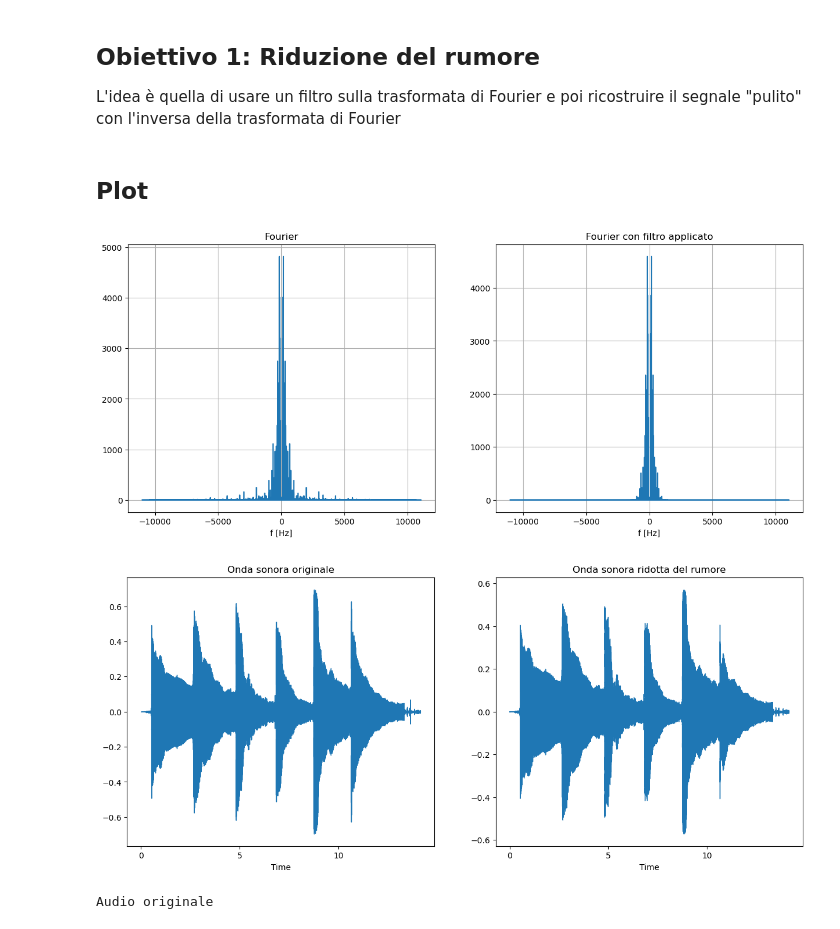
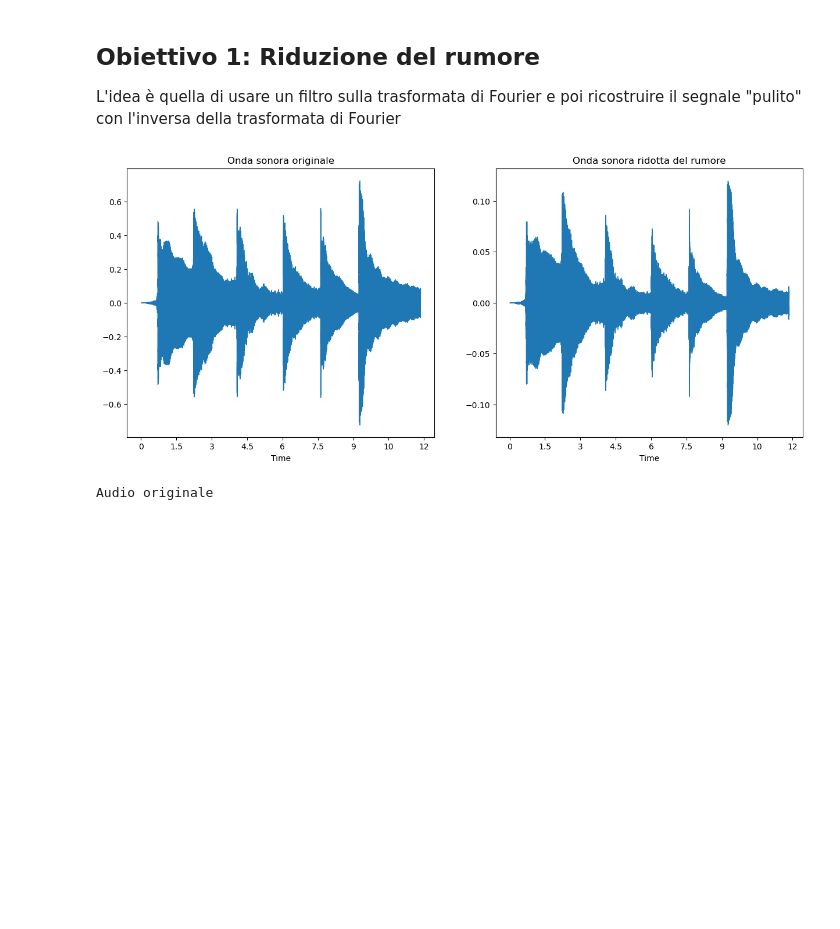
Before and after one commit to GekkeijuITA/FESI, a Jupyter notebook: Laboratorio/Progetto FESI.ipynb, the cells around one changed output. Saved outputs shown, nothing was run; the diff lists cells and outputs as text; code cells hidden in the pictures; blank space fills up the shorter version.

```diff
--- a/Laboratorio/Progetto FESI.ipynb
+++ b/Laboratorio/Progetto FESI.ipynb
@@ -11,5 +12,5 @@ import matplotlib.pyplot as plt
 # %%
-input_audio = "EABGDE.wav"
+input_audio = "EABGED.wav"
 audio, sample_rate = lb.load("Audio/" + input_audio)
 ip.display.Audio(audio, rate=sample_rate)
 # %% [output]
@@ -35,38 +21,22 @@ filtered_audio = np.fft.ifft(Filtered_Fourier)
-# %% [markdown]
-## Plot
+# %%
+ShortFourier = lb.stft(audio)
+frequency = np.fft.fftfreq(audio.size, d=1/sample_rate)
+Filtered_Fourier = gaussian_filter(ShortFourier, sigma=0.7)
+filtered_audio = lb.istft(Filtered_Fourier)
 # %%
-plt.figure(figsize=(15, 6))
-
-plt.subplot(1, 2, 1)
-plt.plot(np.fft.ifftshift(frequency),np.abs(np.fft.ifftshift(Fourier)))
-#plt.plot(freq_sound, np.abs(fourier))
-plt.xlabel('f [Hz]')
-plt.title('Fourier')
-plt.grid()
-
-plt.subplot(1, 2, 2)
-plt.plot(np.fft.ifftshift(frequency),np.abs(np.fft.ifftshift(Filtered_Fourier)))
-#plt.plot(freq_sound, np.abs(filtered_fourier))
-plt.xlabel('f [Hz]')
-plt.title('Fourier con filtro applicato')
-plt.grid()
-
-plt.show()
-
 plt.figure(figsize=(15, 6))
 
 plt.subplot(1, 2, 1)
 lb.display.waveshow(audio, sr=sample_rate)
 plt.title('Onda sonora originale')
 
 plt.subplot(1, 2, 2)
 lb.display.waveshow(filtered_audio.real, sr=sample_rate)
 plt.title('Onda sonora ridotta del rumore')
 
 plt.show()
 # %% [output]
-[figure, old version]
+[figure, new version]
-[figure, removed]
 # %%
 print("Audio originale")
 ip.display.display(ip.display.Audio(audio, rate=sample_rate))
```
Also changed, not shown: parts of 9 cells of this notebook, 6 other files.
